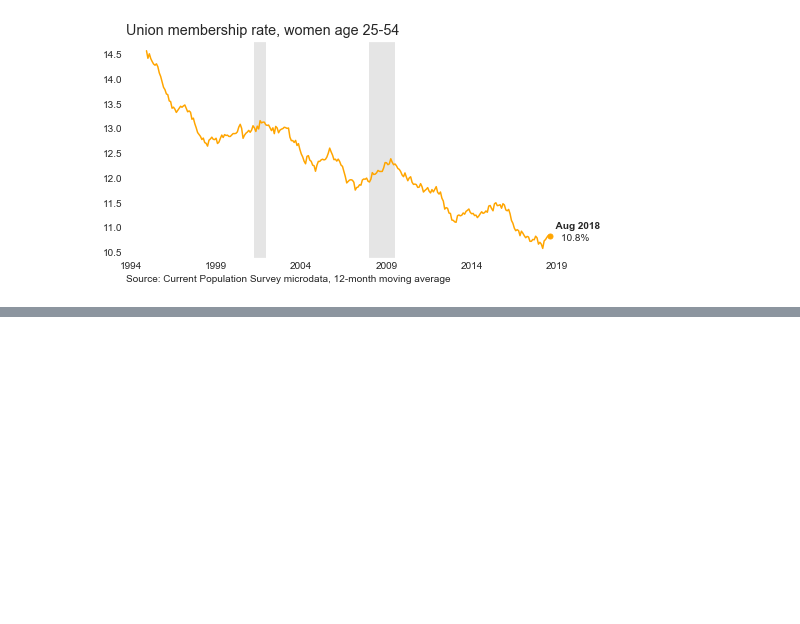
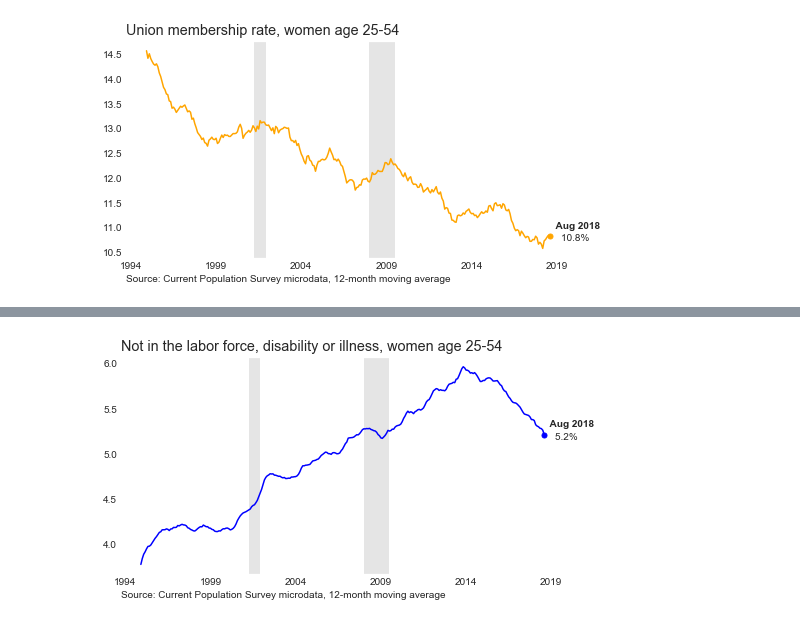
Before and after one commit to bdecon/econ_data, a Jupyter notebook: bd_CPS/bd_CPS_grapher.ipynb, the cells around one changed output, grey strips where cells are left out. Saved outputs shown, nothing was run; the diff lists cells and outputs as text; code cells hidden in the pictures; blank space fills up the shorter version.

```diff
--- a/bd_CPS/bd_CPS_grapher.ipynb
+++ b/bd_CPS/bd_CPS_grapher.ipynb
@@ -154,0 +237,8 @@ labor_mkt_grapher(title, data, 'orange')
+# %%
+# Not in the labor force because of illness or disability
+calc_type = 'nilf_disill'
+title = f'Not in the labor force, disability or illness, {group}'
+data = bd_cps_data(filters, calc_type)
+labor_mkt_grapher(title, data, 'blue')
+# %% [output]
+[figure, added]
```
Also changed, not shown: parts of 10 cells of this notebook, 1 other file.
